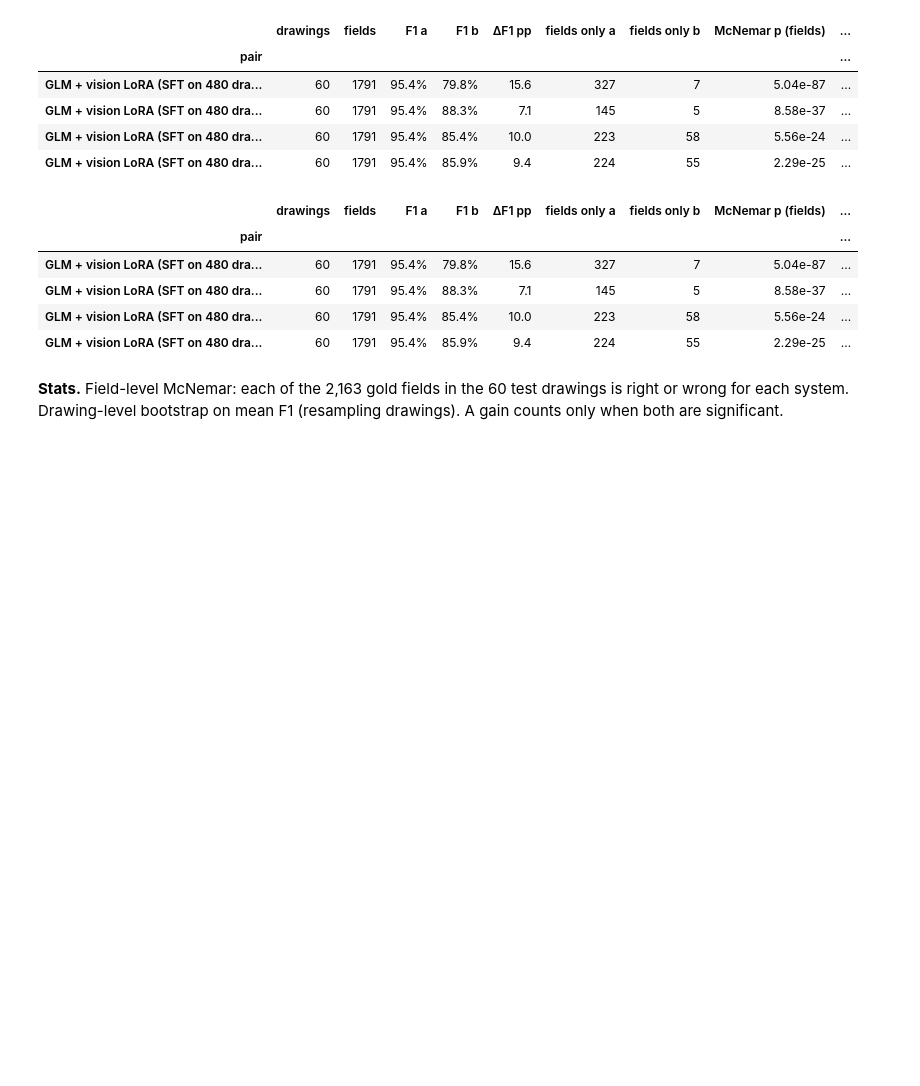
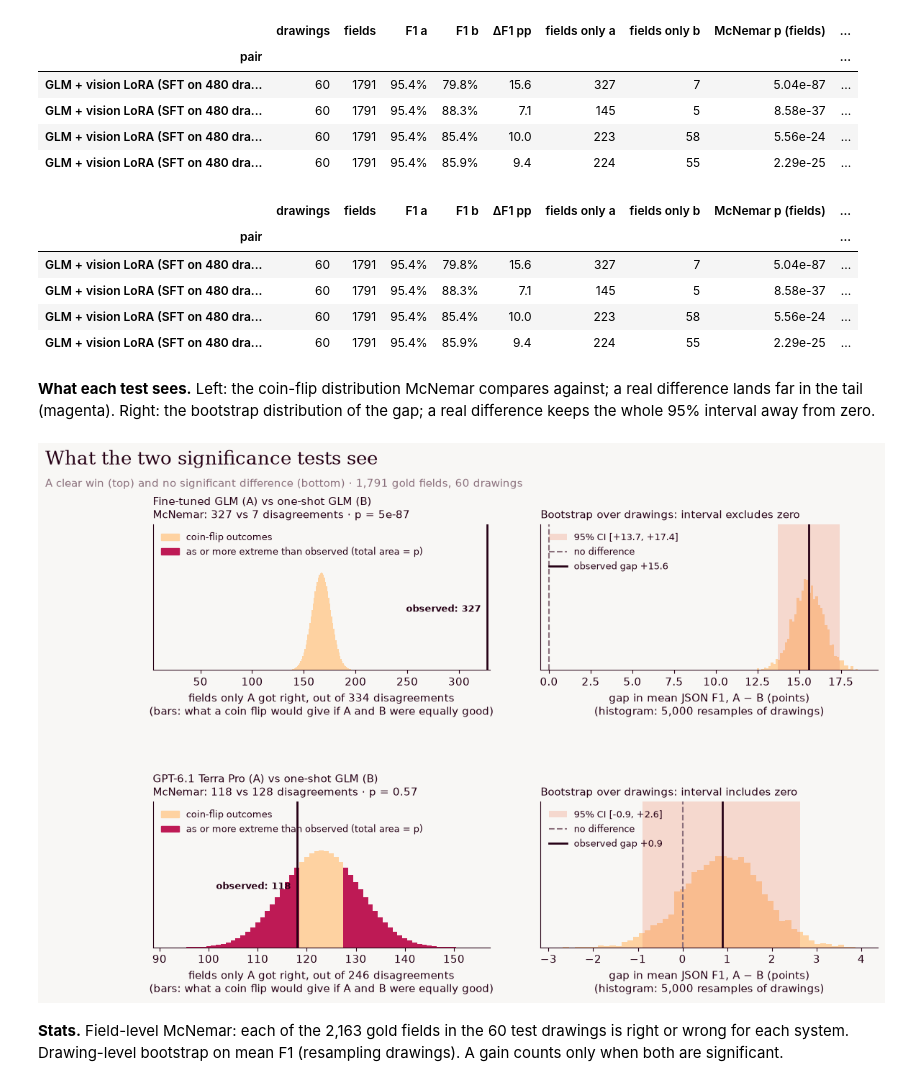
Before and after one commit to sinanuozdemir/ai-experiments, a Jupyter notebook: experiments/eng-drawings-extraction/03_sft.ipynb, the cells around one changed output. Cells and saved outputs as stored; diff of their text form; code cells hidden in the pictures; blank space fills up the shorter version.

Commit message:
Visualise the McNemar and bootstrap tests in both READMEs
Co-authored-by: Cursor <cursoragent@cursor.com>

```diff
--- a/experiments/eng-drawings-extraction/03_sft.ipynb
+++ b/experiments/eng-drawings-extraction/03_sft.ipynb
@@ -73,5 +79,16 @@ rep.significance_table([("glm_sft", "glm_oneshot"), ("glm_sft", "glm_fewshot_vot
 | GLM + vision LoRA (SFT on 480 dra... | 60 | 1791 | 95.4% | 88.3% | 7.1 | 145 | 5 | 8.58e-37 | ... |
 | GLM + vision LoRA (SFT on 480 dra... | 60 | 1791 | 95.4% | 85.4% | 10.0 | 223 | 58 | 5.56e-24 | ... |
 | GLM + vision LoRA (SFT on 480 dra... | 60 | 1791 | 95.4% | 85.9% | 9.4 | 224 | 55 | 2.29e-25 | ... |
+# %% [markdown]
+**What each test sees.** Left: the coin-flip distribution McNemar compares against; a real difference lands far in the tail (magenta). Right: the bootstrap distribution of the gap; a real difference keeps the whole 95% interval away from zero.
+# %%
+rep.fv.significance_panels(
+    [("Fine-tuned GLM (A) vs one-shot GLM (B)", rep.compare("glm_sft", "glm_oneshot")),
+     ("GPT-6.1 Terra Pro (A) vs one-shot GLM (B)", rep.compare("gpt61_oneshot", "glm_oneshot"))],
+    unit="field", cluster="drawing", metric="mean JSON F1",
+    title="What the two significance tests see", subtitle="A clear win (top) and no significant difference (bottom) · 1,791 gold fields, 60 drawings",
+    save="significance")
+# %% [output]
+[figure, added]
 # %% [markdown]
 **Stats.** Field-level McNemar: each of the 2,163 gold fields in the 60 test drawings is right or wrong for each system. Drawing-level bootstrap on mean F1 (resampling drawings). A gain counts only when both are significant.
```
Also changed, not shown: parts of 2 cells of this notebook, 8 other files.
